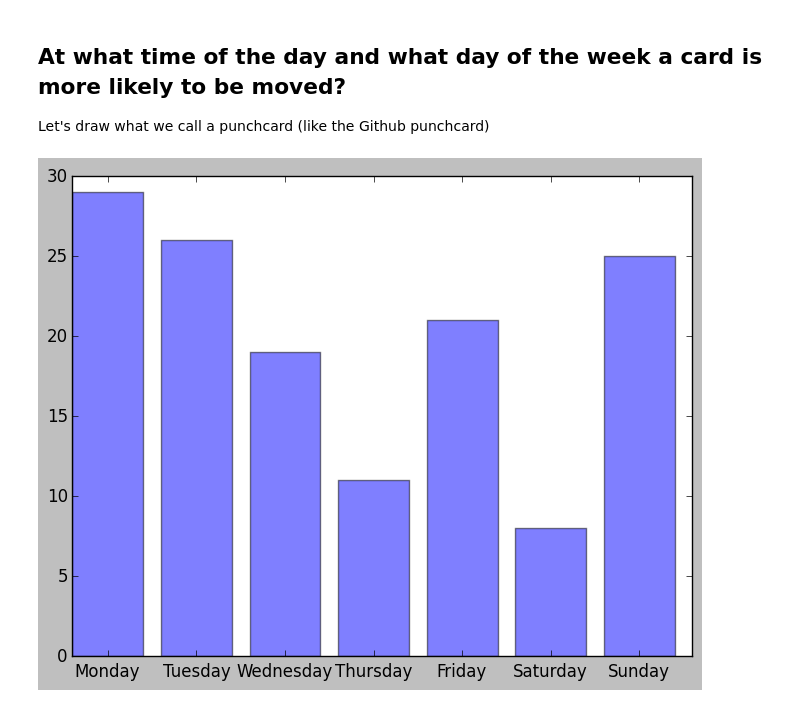
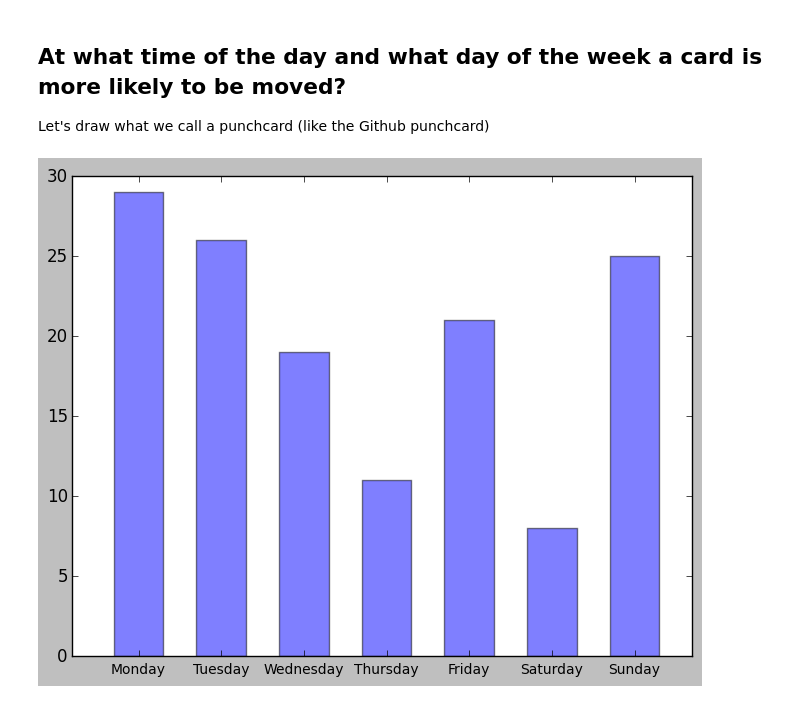
Before and after one commit to jtpio/data-playground, a Jupyter notebook: trello/personal-trello-stats.ipynb, the cells around one changed output. Cells and saved outputs as stored; diff of their text form; code cells hidden in the pictures.

Commit message:
Polished days of week graph

```diff
--- a/trello/personal-trello-stats.ipynb
+++ b/trello/personal-trello-stats.ipynb
@@ -256,17 +256,18 @@ Let's draw what we call a punchcard (like the Github punchcard)
 # %%
 import dateutil.parser
 
 WEEK_DAYS = ['Monday', 'Tuesday', 'Wednesday', 'Thursday', 'Friday', 'Saturday', 'Sunday']
 days_of_week_punchcard = sorted(
         Counter(
             [dateutil.parser.parse(moved_action['date']).weekday() for moved_action in moved_to_done]
         ).most_common()
         , key=lambda day: day[0]
     )
 
 x = np.arange(len(WEEK_DAYS))
-plt.bar(x, [d[1] for d in days_of_week_punchcard], alpha=0.5)
-plt.xticks(x + 0.4, WEEK_DAYS)
+plt.xlim(x.min() - 0.5, x.max() + 1)
+plt.bar(x, [d[1] for d in days_of_week_punchcard], alpha=0.5, width=0.6)
+plt.xticks(x + 0.3, WEEK_DAYS, fontsize=10)
 plt.show()
 # %% [output]
-[figure, old version]
+[figure, new version]
```
